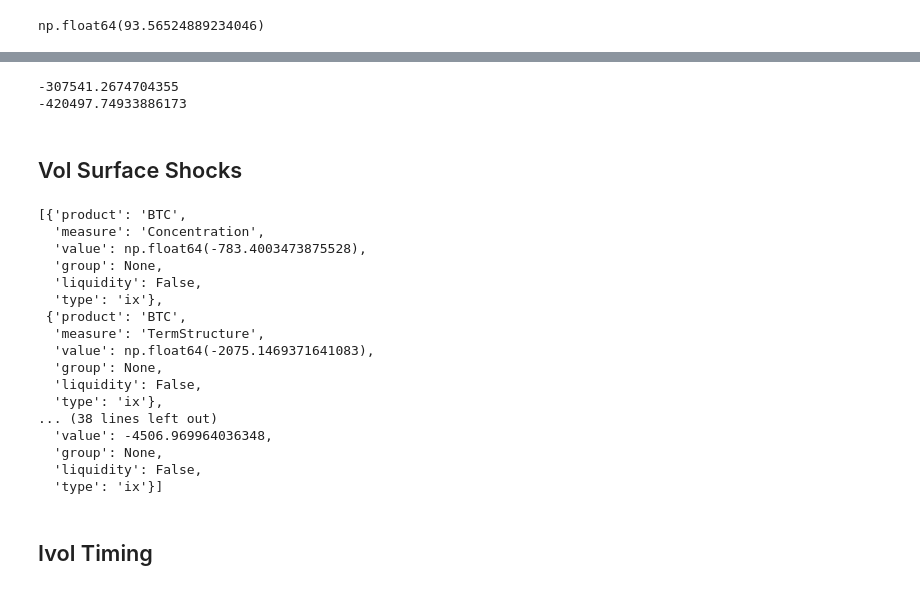
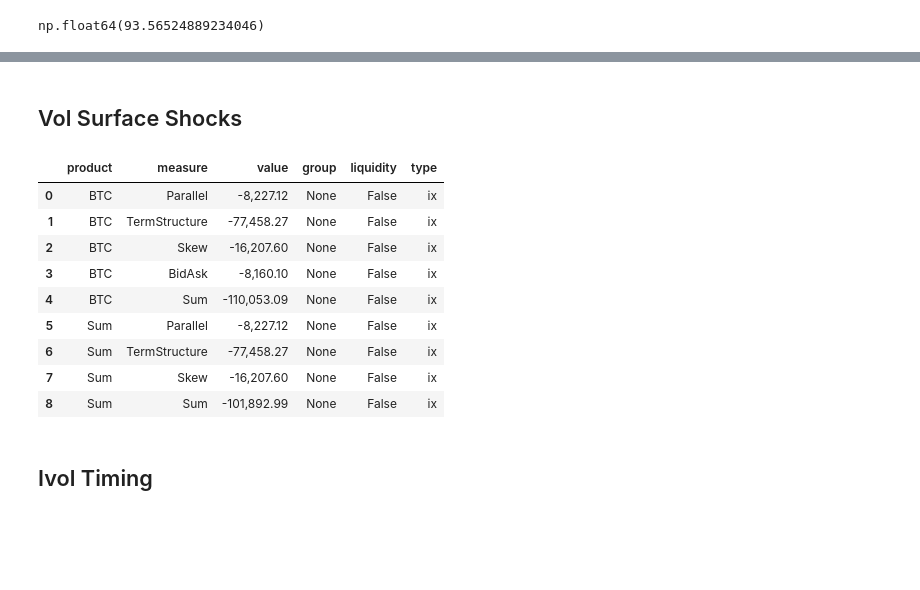
Before and after one commit to BilalBAI/portfolio-stress-test, a Jupyter notebook: examples/crypto/crypto_stress_test.ipynb, the cells around one changed output, grey strips where cells are left out. Saved outputs shown, nothing was run; the diff lists cells and outputs as text; code cells hidden in the pictures; blank space fills up the shorter version.

```diff
--- a/examples/crypto/crypto_stress_test.ipynb
+++ b/examples/crypto/crypto_stress_test.ipynb
@@ -5,6 +5,7 @@ import requests
 
 import portstress
 
+pd.options.display.float_format = '{:,.2f}'.format
 pd.set_option('display.max_rows', None)  # Set max_rows to None to display all rows
 pd.set_option('display.max_columns', None)  # Set max_columns to None to display all columns
 # %%
@@ -93,33 +94,21 @@ ETH Leads: -354,825
-# %%
-print(post_stress.scenario_1.sum())
-print(post_stress.scenario_2.sum())
-# %% [output]
--307541.2674704355
--420497.74933886173
 # %% [markdown]
 ## Vol Surface Shocks
 # %%
 vol_surface_shocks = portstress.crypto.CryptoVolSurfaceShocks(vol_surface_shocks_parameters)
-# %%
-vol_surface_shocks.run(df)
-# %% [output]
-[{'product': 'BTC',
-  'measure': 'Concentration',
-  'value': np.float64(-783.4003473875528),
-  'group': None,
-  'liquidity': False,
-  'type': 'ix'},
- {'product': 'BTC',
-  'measure': 'TermStructure',
-  'value': np.float64(-2075.1469371641083),
-  'group': None,
-  'liquidity': False,
-  'type': 'ix'},
-... (38 lines left out)
-  'value': -4506.969964036348,
-  'group': None,
-  'liquidity': False,
-  'type': 'ix'}]
+# %%
+re = vol_surface_shocks.run(df)
+pd.DataFrame(re)
+# %% [output]
+|  | product | measure | value | group | liquidity | type |
+| 0 | BTC | Parallel | -8,227.12 | None | False | ix |
+| 1 | BTC | TermStructure | -77,458.27 | None | False | ix |
+| 2 | BTC | Skew | -16,207.60 | None | False | ix |
+| 3 | BTC | BidAsk | -8,160.10 | None | False | ix |
+| 4 | BTC | Sum | -110,053.09 | None | False | ix |
+| 5 | Sum | Parallel | -8,227.12 | None | False | ix |
+| 6 | Sum | TermStructure | -77,458.27 | None | False | ix |
+| 7 | Sum | Skew | -16,207.60 | None | False | ix |
+| 8 | Sum | Sum | -101,892.99 | None | False | ix |
 # %% [markdown]
 ## Ivol Timing
 # %%
```
Also changed, not shown: parts of 1 cell of this notebook, 1 other file.
